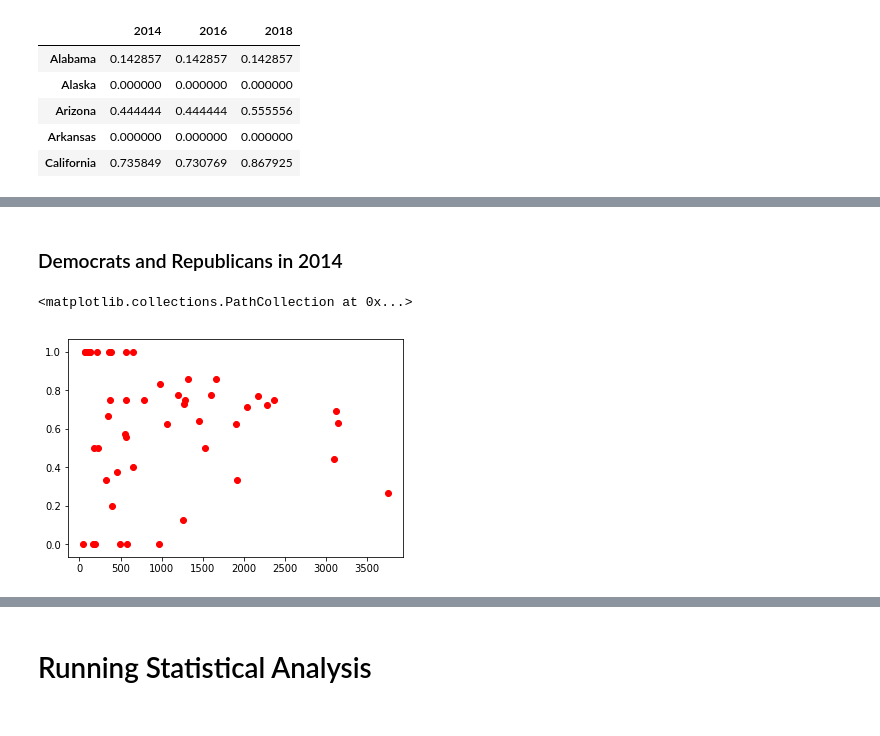
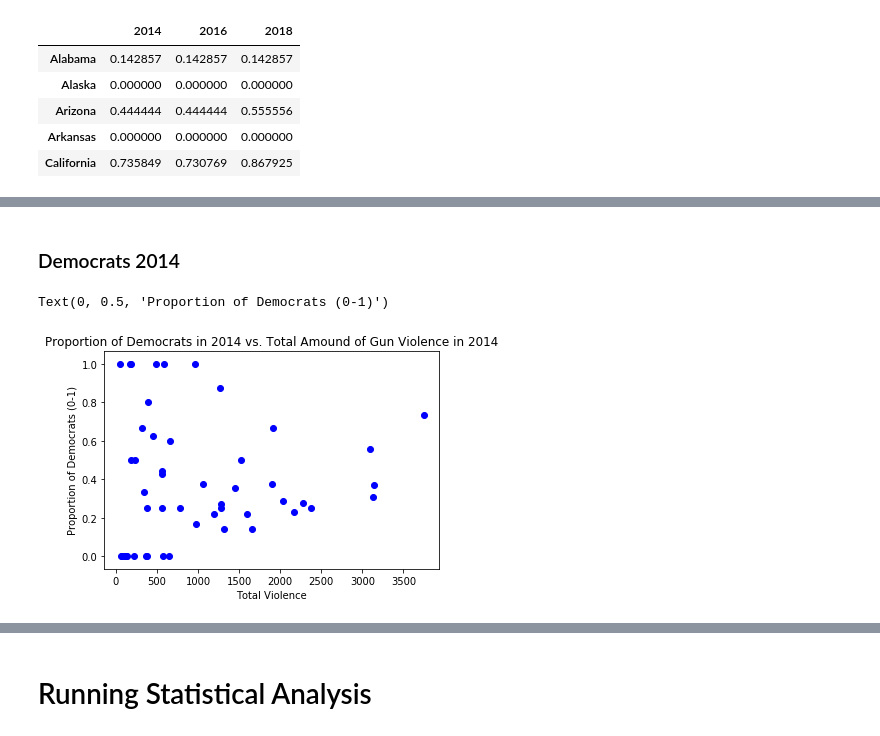
Before and after one commit to vchi747/Cogs-108-Final-Project, a Jupyter notebook: Cogs 108 Final Project.ipynb, the cells around one changed output, grey strips where cells are left out. Drawn from its saved outputs; the diff is of its cells as text; code cells hidden in the pictures.

```diff
--- a/Cogs 108 Final Project.ipynb
+++ b/Cogs 108 Final Project.ipynb
@@ -196,9 +221,12 @@ df_percent_dem.head()
 # %% [markdown]
-### Democrats and Republicans in 2014
+### Democrats  2014
 # %%
 x = df_total_violence[2014].tolist()
-y = df_percent_rep[2014].tolist()
-plt.scatter(x, y, label="2014", color="red")
+y = df_percent_dem[2014].tolist()
+plt.scatter(x, y, label="2014", color="blue")
+plt.title('Proportion of Democrats in 2014 vs. Total Amound of Gun Violence in 2014')
+plt.xlabel('Total Violence')
+plt.ylabel('Proportion of Democrats (0-1)')
 # %% [output]
-<matplotlib.collections.PathCollection at 0x...>
+Text(0, 0.5, 'Proportion of Democrats (0-1)')
-[figure, old version]
+[figure, new version]
```
Also changed, not shown: parts of 34 cells of this notebook.
